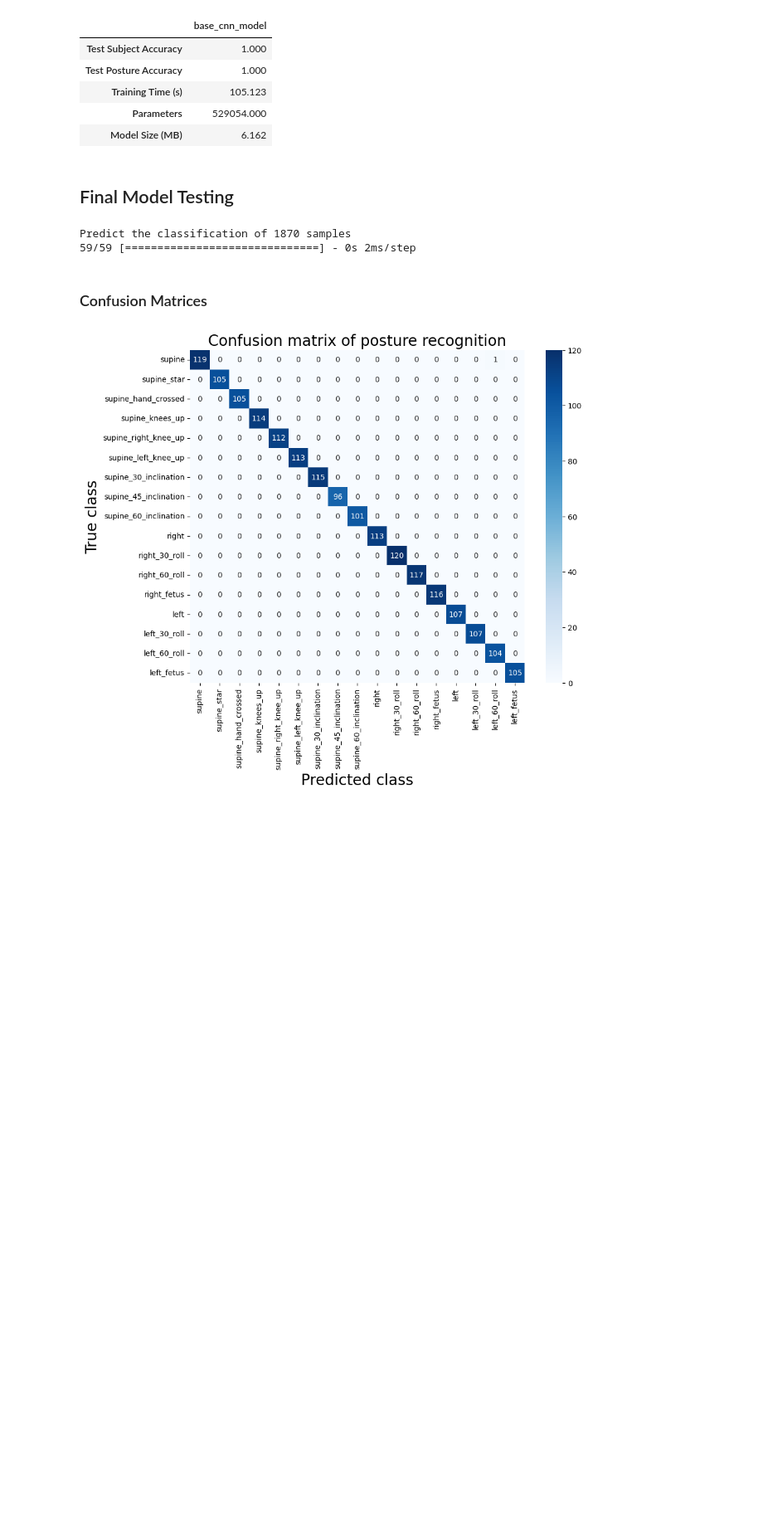
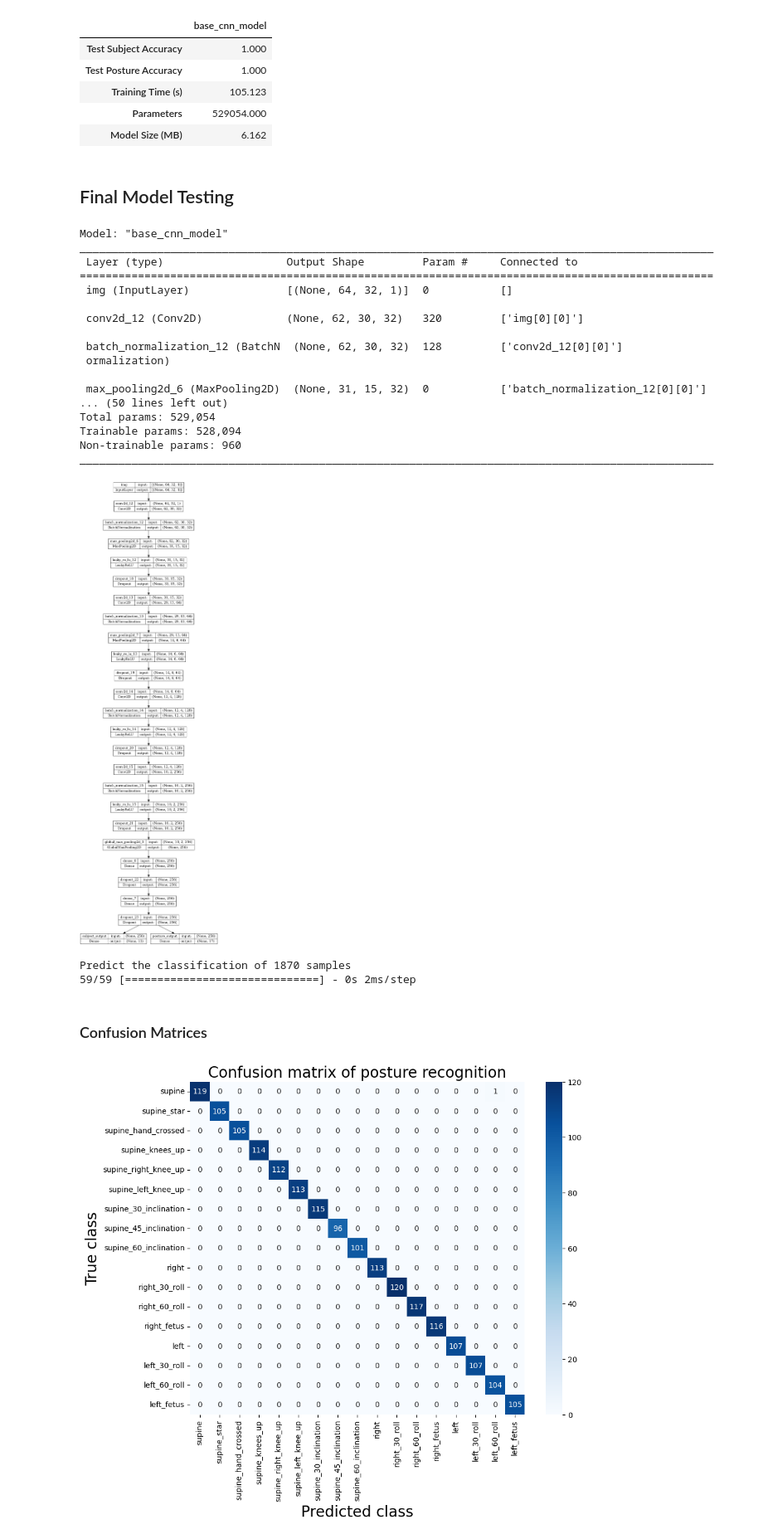
Before and after one commit to sofiapopetrogu/HDA, a Jupyter notebook: hda_project_new.ipynb, the cells around one changed output. Shown at 83% size. Saved outputs shown, nothing was run; the diff lists cells and outputs as text; code cells hidden in the pictures; blank space fills up the shorter version.

Commit message:
plotting model

```diff
--- a/hda_project_new.ipynb
+++ b/hda_project_new.ipynb
@@ -553,10 +559,11 @@ early_stop_callback = tf.keras.callbacks.EarlyStopping(monitor='val_loss', patie
 model = create_model(regularization)
 optimizer = tf.keras.optimizers.Adam(learning_rate=learning_rate)
 model.compile(optimizer = optimizer,
-        loss=custom_loss(lambda_val),
-        # loss= {'subject_output': 'categorical_crossentropy',
-        #        'posture_output': 'categorical_crossentropy'},
-        metrics=[tf.keras.metrics.CategoricalAccuracy()])
+        # loss=custom_loss(lambda_val),
+        loss= {'subject_output': 'categorical_crossentropy',
+               'posture_output': 'categorical_crossentropy'},
+        metrics=[tf.keras.metrics.CategoricalAccuracy()]
+        )
 
 # Capture the training time
 start_time = time.time()
@@ -642,6 +649,29 @@ model_performance
 | Model Size (MB) | 6.162 |
 # %% [markdown]
 ## Final Model Testing
+# %%
+# Summary and plot of the model
+model.summary()
+plot_model(model, show_shapes=True)
+# %% [output]
+Model: "base_cnn_model"
+__________________________________________________________________________________________________
+ Layer (type)                   Output Shape         Param #     Connected to
+==================================================================================================
+ img (InputLayer)               [(None, 64, 32, 1)]  0           []
+
+ conv2d_12 (Conv2D)             (None, 62, 30, 32)   320         ['img[0][0]']
+
+ batch_normalization_12 (BatchN  (None, 62, 30, 32)  128         ['conv2d_12[0][0]']
+ ormalization)
+
+ max_pooling2d_6 (MaxPooling2D)  (None, 31, 15, 32)  0           ['batch_normalization_12[0][0]']
+... (50 lines left out)
+Total params: 529,054
+Trainable params: 528,094
+Non-trainable params: 960
+__________________________________________________________________________________________________
+[figure, added]
 # %%
 print(f'Predict the classification of {X_test.shape[0]} samples')
 y_pred_subject, y_pred_posture = model.predict(X_test)
```
Also changed, not shown: parts of 5 cells of this notebook.
